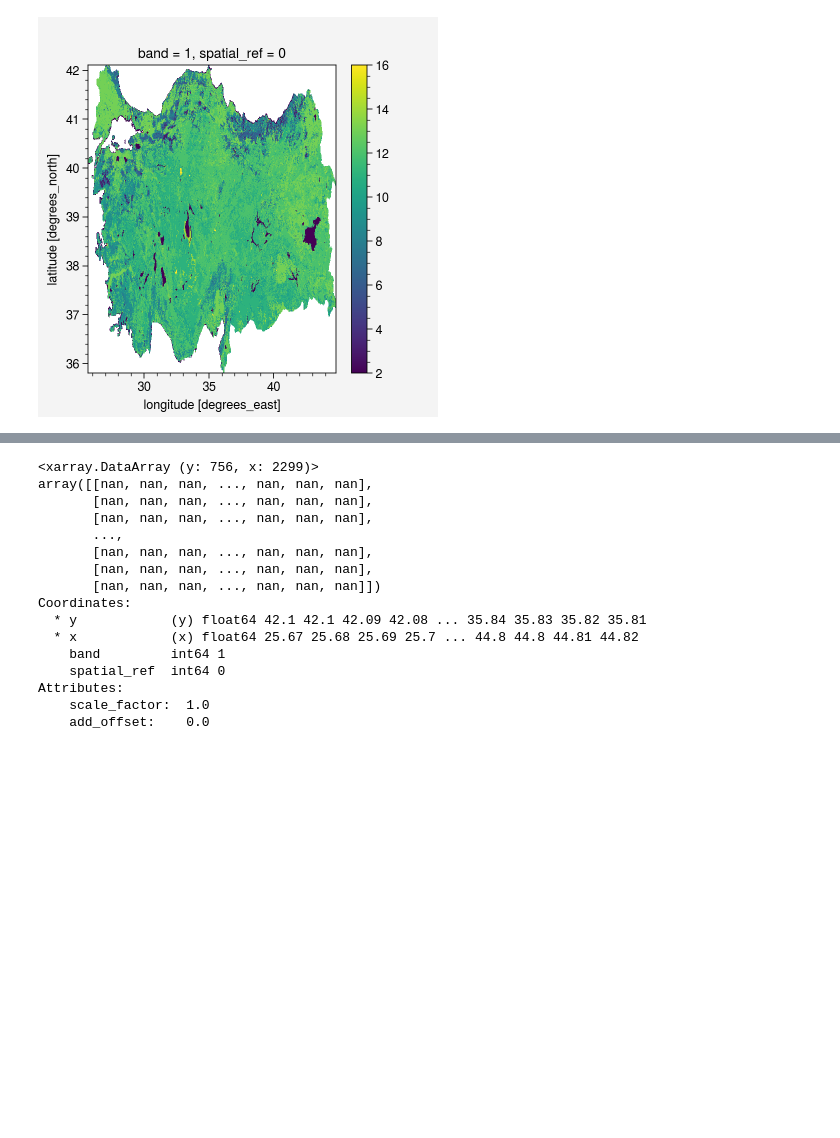
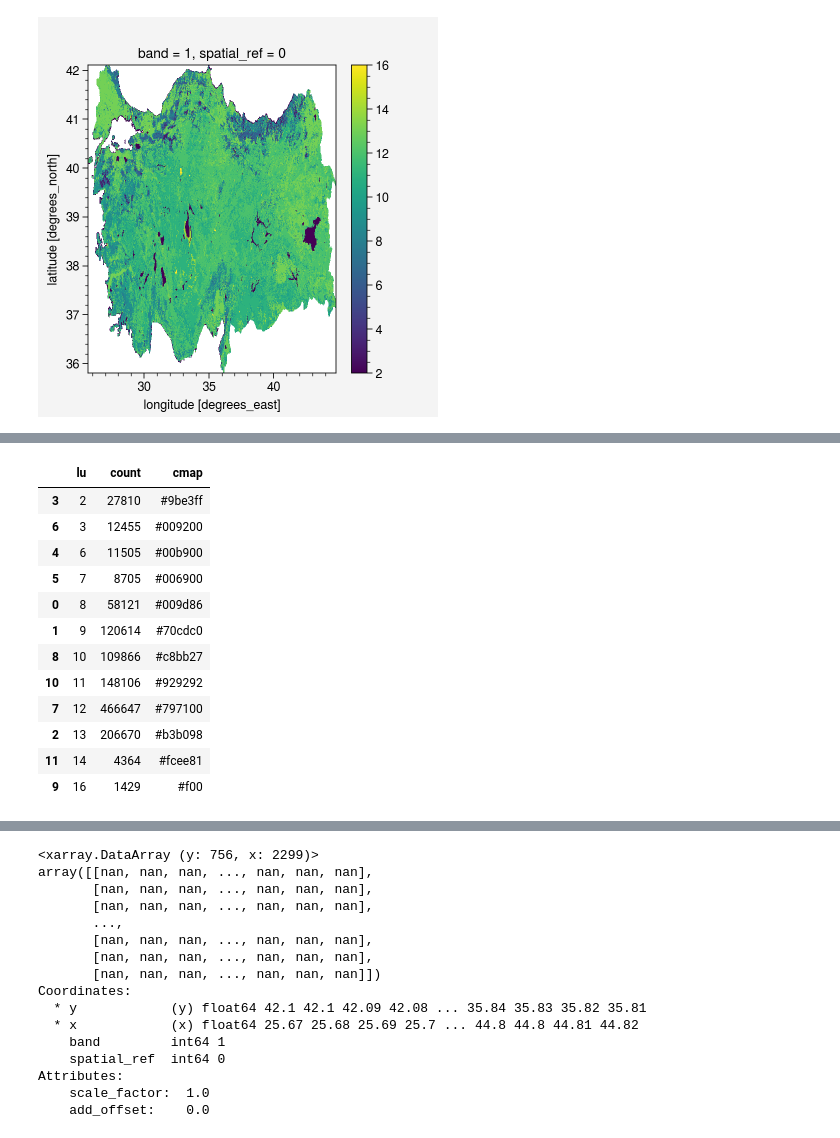
Before and after one commit to donmezkutay/cloud-physics-and-dynamics-project, a Jupyter notebook: landuse_statistics.ipynb, the cells around one changed output, grey strips where cells are left out. Saved outputs shown, nothing was run; the diff lists cells and outputs as text; code cells hidden in the pictures; blank space fills up the shorter version.

```diff
--- a/landuse_statistics.ipynb
+++ b/landuse_statistics.ipynb
@@ -63,0 +88,5 @@ data_lu_tr.plot()
+# %%
+data_lu_tr.values.reshape(-1)
+
+data_lu_tr_reshaped = data_lu_tr.values.reshape(-1)
+data_lu_tr_notisnan = data_lu_tr_reshaped[~np.isnan(data_lu_tr_reshaped)]
@@ -63,0 +108,5 @@ data_lu_tr.plot()
+# %%
+lu_pd  = pd.DataFrame(dict(Counter(data_lu_tr_notisnan)), index=['count'])\
+                    .T \
+                    .reset_index() \
+                    .rename(columns={'index':'lu'})
@@ -63,0 +118,16 @@ data_lu_tr.plot()
+# %%
+lu_pd
+# %% [output]
+|  | lu | count | cmap |
+| 3 | 2 | 27810 | #9be3ff |
+| 6 | 3 | 12455 | #009200 |
+| 4 | 6 | 11505 | #00b900 |
+| 5 | 7 | 8705 | #006900 |
+| 0 | 8 | 58121 | #009d86 |
+| 1 | 9 | 120614 | #70cdc0 |
+| 8 | 10 | 109866 | #c8bb27 |
+| 10 | 11 | 148106 | #929292 |
+| 7 | 12 | 466647 | #797100 |
+| 2 | 13 | 206670 | #b3b098 |
+| 11 | 14 | 4364 | #fcee81 |
+| 9 | 16 | 1429 | #f00 |
```
Also changed, not shown: parts of 17 cells of this notebook.
